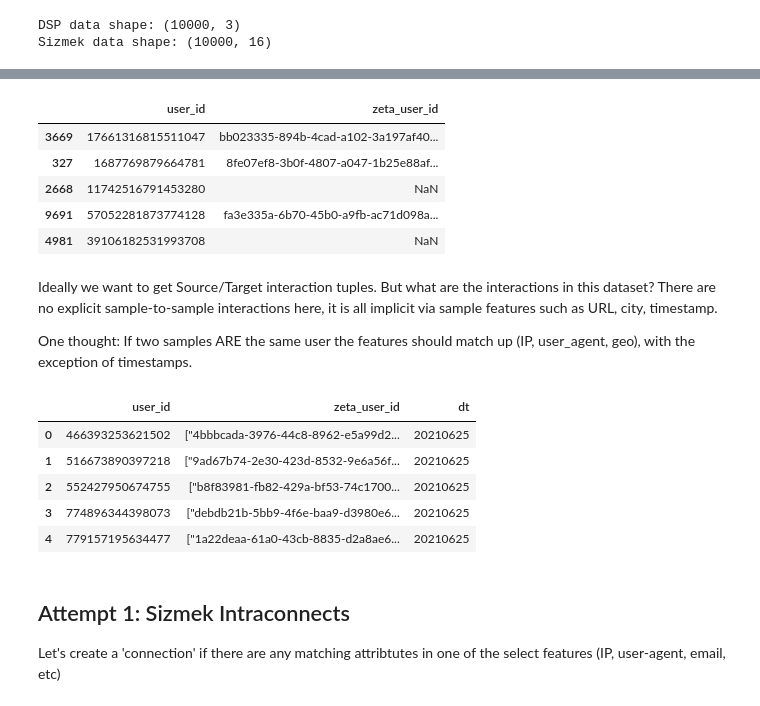
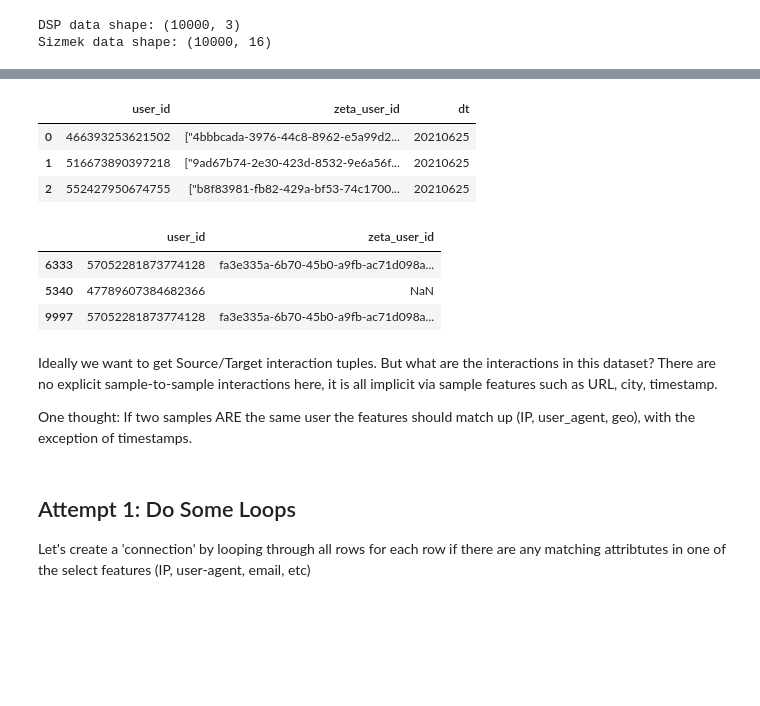
Before and after one commit to cipher982/GNN-playground, a Jupyter notebook: gnn_v1.ipynb, the cells around one changed output, grey strips where cells are left out. Cells and saved outputs as stored; diff of their text form; code cells hidden in the pictures; blank space fills up the shorter version.

```diff
--- a/gnn_v1.ipynb
+++ b/gnn_v1.ipynb
@@ -35,28 +40,24 @@ sizmek.head(2)
+# %%
+dsp.head(3)
+# %% [output]
+|  | user_id | zeta_user_id | dt |
+| 0 | 466393253621502 | ["4bbbcada-3976-44c8-8962-e5a99d2... | 20210625 |
+| 1 | 516673890397218 | ["9ad67b74-2e30-423d-8532-9e6a56f... | 20210625 |
+| 2 | 552427950674755 | ["b8f83981-fb82-429a-bf53-74c1700... | 20210625 |
 # %%
-sizmek[['user_id','zeta_user_id']].sample(5)
+sizmek[['user_id','zeta_user_id']].sample(3)
 # %% [output]
 |  | user_id | zeta_user_id |
-| 3669 | 17661316815511047 | bb023335-894b-4cad-a102-3a197af40... |
-| 327 | 1687769879664781 | 8fe07ef8-3b0f-4807-a047-1b25e88af... |
-| 2668 | 11742516791453280 | NaN |
-| 9691 | 57052281873774128 | fa3e335a-6b70-45b0-a9fb-ac71d098a... |
-| 4981 | 39106182531993708 | NaN |
+| 6333 | 57052281873774128 | fa3e335a-6b70-45b0-a9fb-ac71d098a... |
+| 5340 | 47789607384682366 | NaN |
+| 9997 | 57052281873774128 | fa3e335a-6b70-45b0-a9fb-ac71d098a... |
 # %% [markdown]
 Ideally we want to get Source/Target interaction tuples. But what are the interactions in this dataset? There are no explicit sample-to-sample interactions here, it is all implicit via sample features such as URL, city, timestamp.
 
 One thought: If two samples ARE the same user the features should match up (IP, user_agent, geo), with the exception of timestamps.
-# %%
-dsp.head(5)
-# %% [output]
-|  | user_id | zeta_user_id | dt |
-| 0 | 466393253621502 | ["4bbbcada-3976-44c8-8962-e5a99d2... | 20210625 |
-| 1 | 516673890397218 | ["9ad67b74-2e30-423d-8532-9e6a56f... | 20210625 |
-| 2 | 552427950674755 | ["b8f83981-fb82-429a-bf53-74c1700... | 20210625 |
-| 3 | 774896344398073 | ["debdb21b-5bb9-4f6e-baa9-d3980e6... | 20210625 |
-| 4 | 779157195634477 | ["1a22deaa-61a0-43cb-8835-d2a8ae6... | 20210625 |
 # %% [markdown]
-## Attempt 1: Sizmek Intraconnects
-Let's create a 'connection' if there are any matching attribtutes in one of the select features (IP, user-agent, email, etc)
+## Attempt 1: Do Some Loops
+Let's create a 'connection' by looping through all rows for each row if there are any matching attribtutes in one of the select features (IP, user-agent, email, etc)
 # %%
 %%time
 
```
Also changed, not shown: parts of 18 cells of this notebook.
